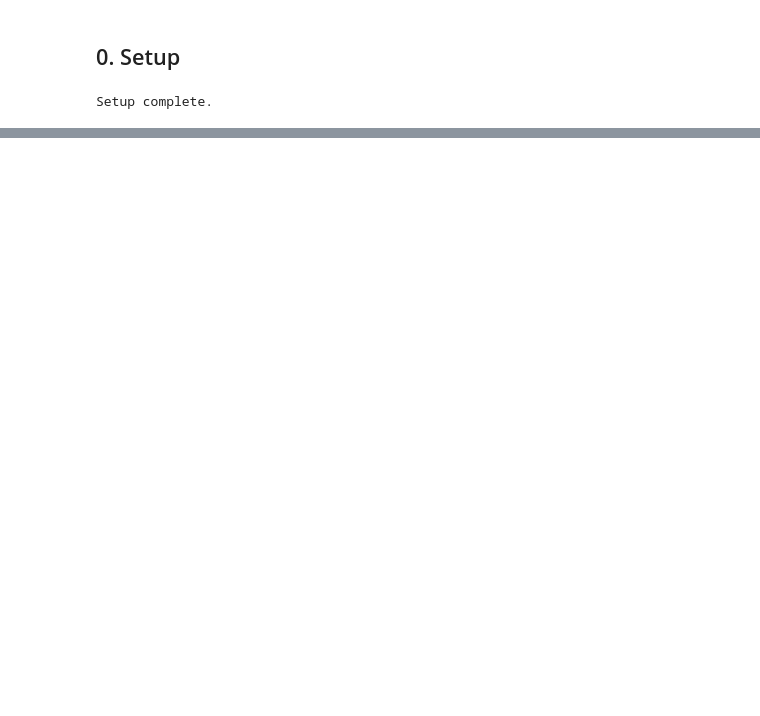
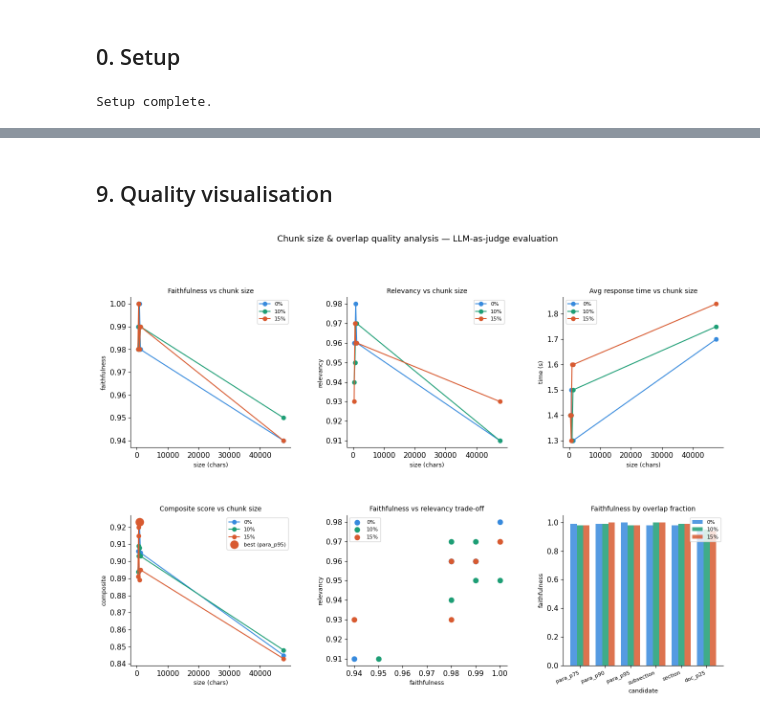
Before and after one commit to theekakarot1/arxiv_trends, a Jupyter notebook: notebooks/chunk_size_analysis.ipynb, the cells around one changed output, grey strips where cells are left out. Drawn from its saved outputs; the diff is of its cells as text; code cells hidden in the pictures; blank space fills up the shorter version.

```diff
--- a/notebooks/chunk_size_analysis.ipynb
+++ b/notebooks/chunk_size_analysis.ipynb
@@ -698,0 +770,17 @@ print('\nAll results exported to CSV files.')
+# %%
+# Composite = 60% faithfulness + 30% relevancy + 10% inverted-normalised latency
+max_time = quality_df['avg_response_time_s'].max()
+quality_df['composite'] = (
+    0.60 * quality_df['faithfulness'] +
+    0.30 * quality_df['relevancy'] +
+    0.10 * (1 - quality_df['avg_response_time_s'] / max_time)
+).round(3)
+
+best_idx = quality_df['composite'].idxmax()
+
+def highlight(row):
+    if row.name == best_idx:
+        return ['background-color:#d4edda; font-weight:bold'] * len(row)
+    return [''] * len(row)
+
+quality_df.sort_values('composite', ascending=False).style.apply(highlight, axis=1)
@@ -698,0 +805,48 @@ print('\nAll results exported to CSV files.')
+# %% [markdown]
+## 9. Quality visualisation
+# %%
+fig = plt.figure(figsize=(16, 10))
+gs  = GridSpec(2, 3, figure=fig, hspace=0.45, wspace=0.35)
+ax_f, ax_r, ax_t, ax_sc, ax_fr, ax_ov = [fig.add_subplot(gs[row, col]) for row in range(2) for col in range(3)]
+
+palette = {'0%': '#378ADD', '10%': '#1D9E75', '15%': '#D85A30'}
+names   = list(CANDIDATES.keys())
+
+for frac_str, color in palette.items():
+    sub = quality_df[quality_df['overlap_pct'] == frac_str].sort_values('size')
+    ax_f.plot(sub['size'], sub['faithfulness'],        marker='o', color=color, label=frac_str, linewidth=1.5)
+    ax_r.plot(sub['size'], sub['relevancy'],           marker='o', color=color, label=frac_str, linewidth=1.5)
+    ax_t.plot(sub['size'], sub['avg_response_time_s'], marker='o', color=color, label=frac_str, linewidth=1.5)
+    ax_sc.plot(sub['size'], sub['composite'],          marker='o', color=color, label=frac_str, linewidth=1.5)
+    ax_fr.scatter(sub['faithfulness'], sub['relevancy'], color=color, label=frac_str, s=55)
+
+best_row = quality_df.loc[best_idx]
+ax_sc.scatter([best_row['size']], [best_row['composite']], color='#D85A30',
+              s=140, zorder=5, label=f'best ({best_row["candidate"]})')
+
+x = np.arange(len(names))
+for i, (frac_str, color) in enumerate(palette.items()):
+    sub  = quality_df[quality_df['overlap_pct'] == frac_str].set_index('candidate')
+    vals = [float(sub.loc[n, 'faithfulness']) if n in sub.index else 0 for n in names]
+    ax_ov.bar(x + i * 0.25, vals, 0.25, label=frac_str, color=color, alpha=0.85)
+ax_ov.set_xticks(x + 0.25)
+ax_ov.set_xticklabels(names, rotation=22, ha='right', fontsize=8)
+
+for ax, title, xlabel, ylabel in [
+    (ax_f,  'Faithfulness vs chunk size',           'size (chars)', 'faithfulness'),
+    (ax_r,  'Relevancy vs chunk size',              'size (chars)', 'relevancy'),
+    (ax_t,  'Avg response time vs chunk size',      'size (chars)', 'time (s)'),
+    (ax_sc, 'Composite score vs chunk size',        'size (chars)', 'composite'),
+    (ax_fr, 'Faithfulness vs relevancy trade-off',  'faithfulness', 'relevancy'),
+    (ax_ov, 'Faithfulness by overlap fraction',     'candidate',    'faithfulness'),
+]:
+    ax.set_title(title, fontsize=10)
+    ax.set_xlabel(xlabel, fontsize=9)
+    ax.set_ylabel(ylabel, fontsize=9)
+    ax.legend(fontsize=8)
+
+fig.suptitle('Chunk size & overlap quality analysis — LLM-as-judge evaluation', fontsize=13, y=1.01)
+plt.savefig('4_chunk_quality_analysis.png', dpi=150, bbox_inches='tight')
+plt.show()
+# %% [output]
+[figure, added]
```
Also changed, not shown: parts of 48 cells of this notebook, 5 other files.
